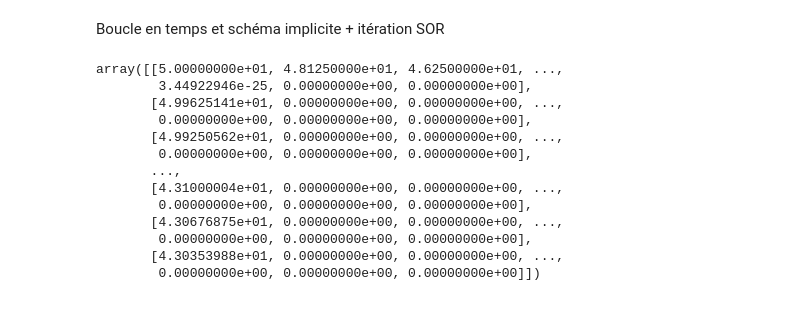
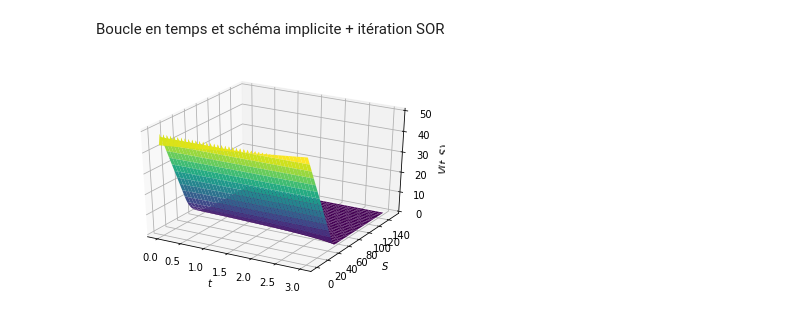
Before and after one commit to natna25/Calcul-Scientifique, a Jupyter notebook: 4) finite difference schema for american options/finite difference schema for american options.ipynb, the cells around one changed output. Drawn from its saved outputs; the diff is of its cells as text; code cells hidden in the pictures.

```diff
--- a/4) finite difference schema for american options/finite difference schema for american options.ipynb
+++ b/4) finite difference schema for american options/finite difference schema for american options.ipynb
@@ -89,20 +93,19 @@ for p in range(N):
                 z = (RHS[i] - Tri[i, i - 1] * x[i - 1] - Tri[i, i + 1] * x[i + 1]) / Tri[i, i]
             x[i] = np.maximum(omega * z + (1 - omega) * xold[i], K - (i + 1) * dS)
 
-    sol[p + 1, 1:-2]
-
-sol
+    sol[p + 1, 1:-2] = x
-# %% [output]
-array([[5.00000000e+01, 4.81250000e+01, 4.62500000e+01, ...,
-        3.44922946e-25, 0.00000000e+00, 0.00000000e+00],
-       [4.99625141e+01, 0.00000000e+00, 0.00000000e+00, ...,
-        0.00000000e+00, 0.00000000e+00, 0.00000000e+00],
-       [4.99250562e+01, 0.00000000e+00, 0.00000000e+00, ...,
-        0.00000000e+00, 0.00000000e+00, 0.00000000e+00],
-       ...,
-       [4.31000004e+01, 0.00000000e+00, 0.00000000e+00, ...,
-        0.00000000e+00, 0.00000000e+00, 0.00000000e+00],
-       [4.30676875e+01, 0.00000000e+00, 0.00000000e+00, ...,
-        0.00000000e+00, 0.00000000e+00, 0.00000000e+00],
-       [4.30353988e+01, 0.00000000e+00, 0.00000000e+00, ...,
-        0.00000000e+00, 0.00000000e+00, 0.00000000e+00]])
+# %%
+[Smat, tmat] = np.meshgrid(Smesh, Tmesh)
+
+fig = plt.figure()
+ax = fig.gca(projection='3d')
+
+#axis labels
+ax.set_xlabel('$t$')
+ax.set_ylabel('$S$')
+ax.set_zlabel('$V(t,S)$')
+surf = ax.plot_surface(tmat, Smat, np.reshape(sol, (Smat.shape)), cmap=cm.viridis,
+                   antialiased=True)
+plt.show()
+# %% [output]
+[figure, added]
```
Also changed, not shown: parts of 2 cells of this notebook.
